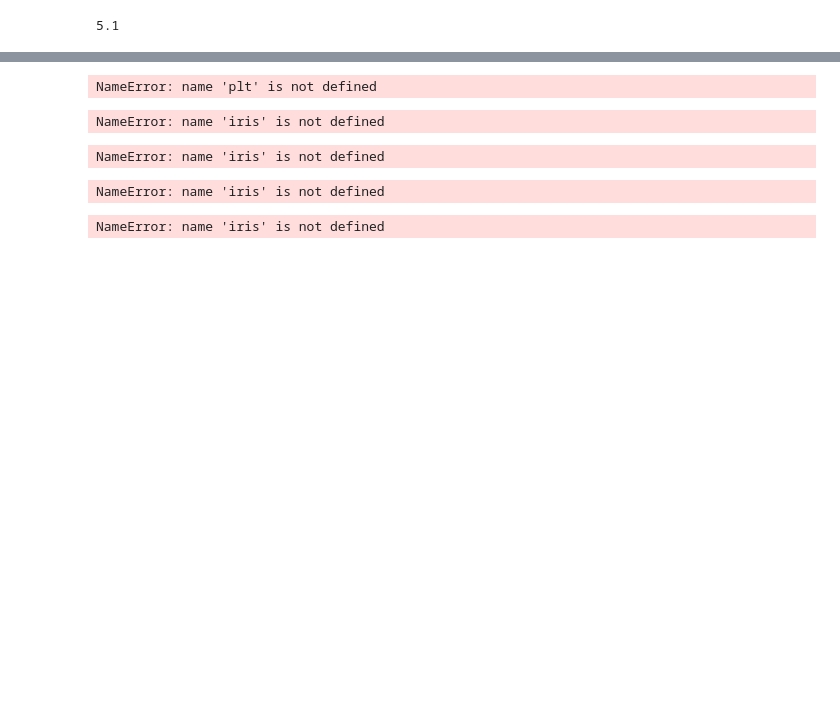
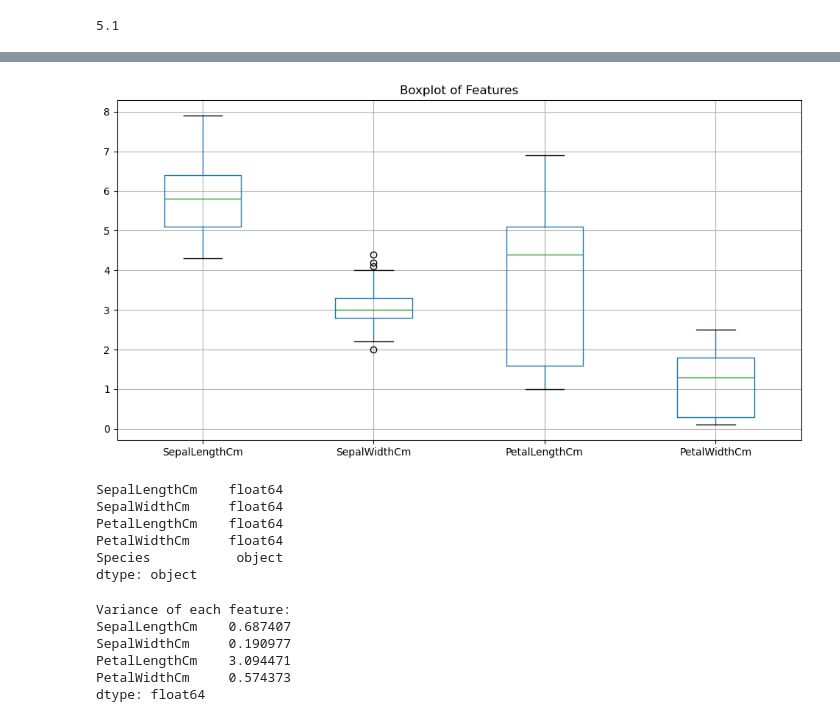
Before and after one commit to Mune786/data_science-projects, a Jupyter notebook: iris dataset.ipynb, the cells around one changed output, grey strips where cells are left out. Cells and saved outputs as stored; diff of their text form; code cells hidden in the pictures; blank space fills up the shorter version.

```diff
--- a/iris dataset.ipynb
+++ b/iris dataset.ipynb
@@ -159,40 +186,20 @@ NameError: name 'plt' is not defined
-# %%
-plt.figure(figsize=(8, 6))
-sns.scatterplot(data=iris, x='sepal_length', y='petal_length', hue='species')
-plt.show()
-# %% [output]
-NameError: name 'plt' is not defined
-# %%
-# Calculate the correlation matrix
-corr = iris.corr()
-
-# Create a heatmap
-sns.heatmap(corr, annot=True, cmap='coolwarm', fmt='.2f', cbar=True)
-plt.title("Correlation Heatmap")
-plt.show()
-# %% [output]
-NameError: name 'iris' is not defined
-# %%
-from sklearn.impute import SimpleImputer
-
-imputer = SimpleImputer(strategy='mean')
-iris.iloc[:, :-1] = imputer.fit_transform(iris.iloc[:, :-1])
-# %% [output]
-NameError: name 'iris' is not defined
-# %%
-from sklearn.preprocessing import LabelEncoder
-
-le = LabelEncoder()
-iris['species'] = le.fit_transform(iris['species'])
-# %% [output]
-NameError: name 'iris' is not defined
-# %%
-# Calculate the correlation matrix
-corr = iris.corr()
-
-# Create a heatmap
-sns.heatmap(corr, annot=True, cmap='coolwarm', fmt='.2f', cbar=True)
-plt.title("Correlation Heatmap")
-plt.show()
-# %% [output]
-NameError: name 'iris' is not defined
+# %%
+import matplotlib.pyplot as plt
+import seaborn as sns
+
+# Plot boxplots for all numeric features
+plt.figure(figsize=(12, 6))
+df.boxplot(column=['SepalLengthCm', 'SepalWidthCm', 'PetalLengthCm', 'PetalWidthCm'])
+plt.title('Boxplot of Features')
+plt.show()
+# %% [output]
+[figure, added]
+# %%
+print(df.dtypes)
+# %% [output]
+SepalLengthCm    float64
+SepalWidthCm     float64
+PetalLengthCm    float64
+PetalWidthCm     float64
+Species           object
+dtype: object
@@ -198,0 +210,10 @@ NameError: name 'iris' is not defined
+# %%
+print("Variance of each feature:")
+print(df[numeric_cols].var())
+# %% [output]
+Variance of each feature:
+SepalLengthCm    0.687407
+SepalWidthCm     0.190977
+PetalLengthCm    3.094471
+PetalWidthCm     0.574373
+dtype: float64
```
Also changed, not shown: parts of 35 cells of this notebook, 2 other files.
